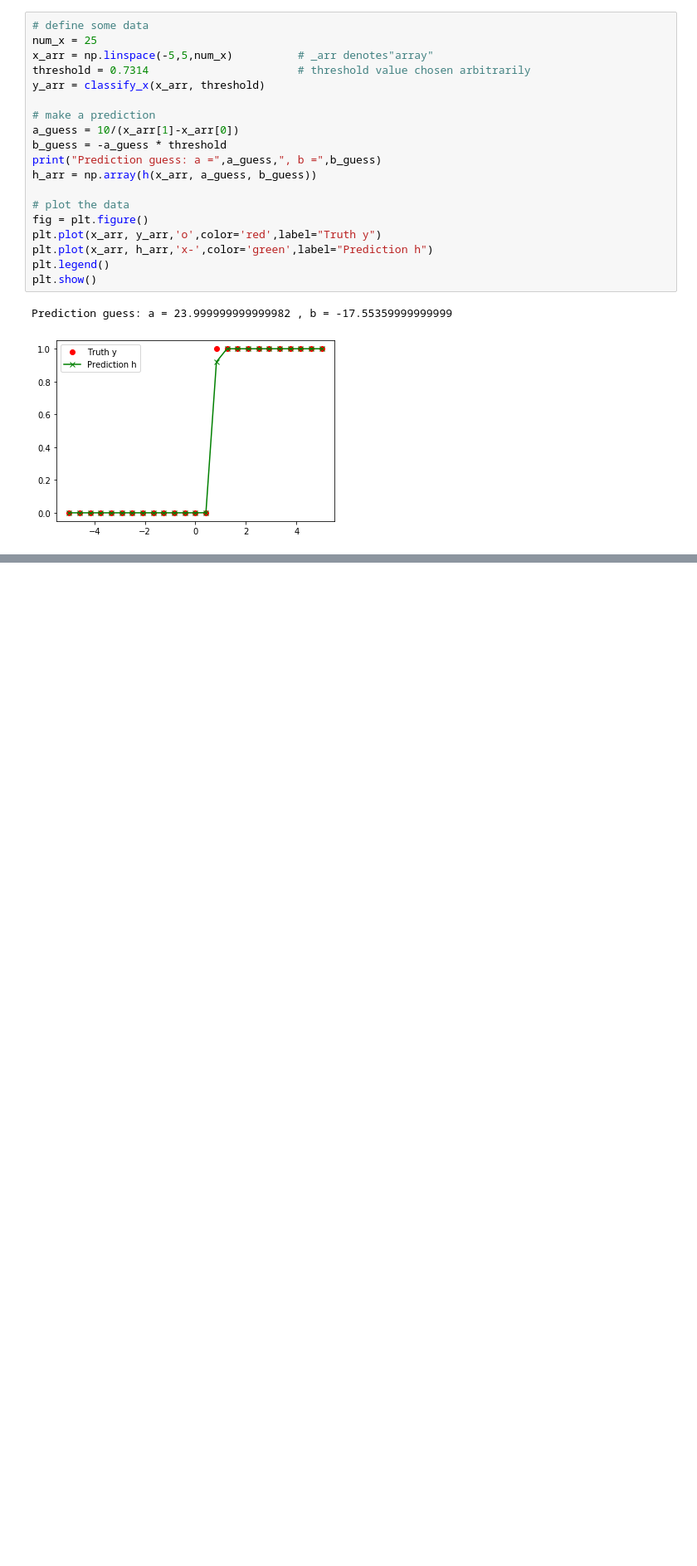
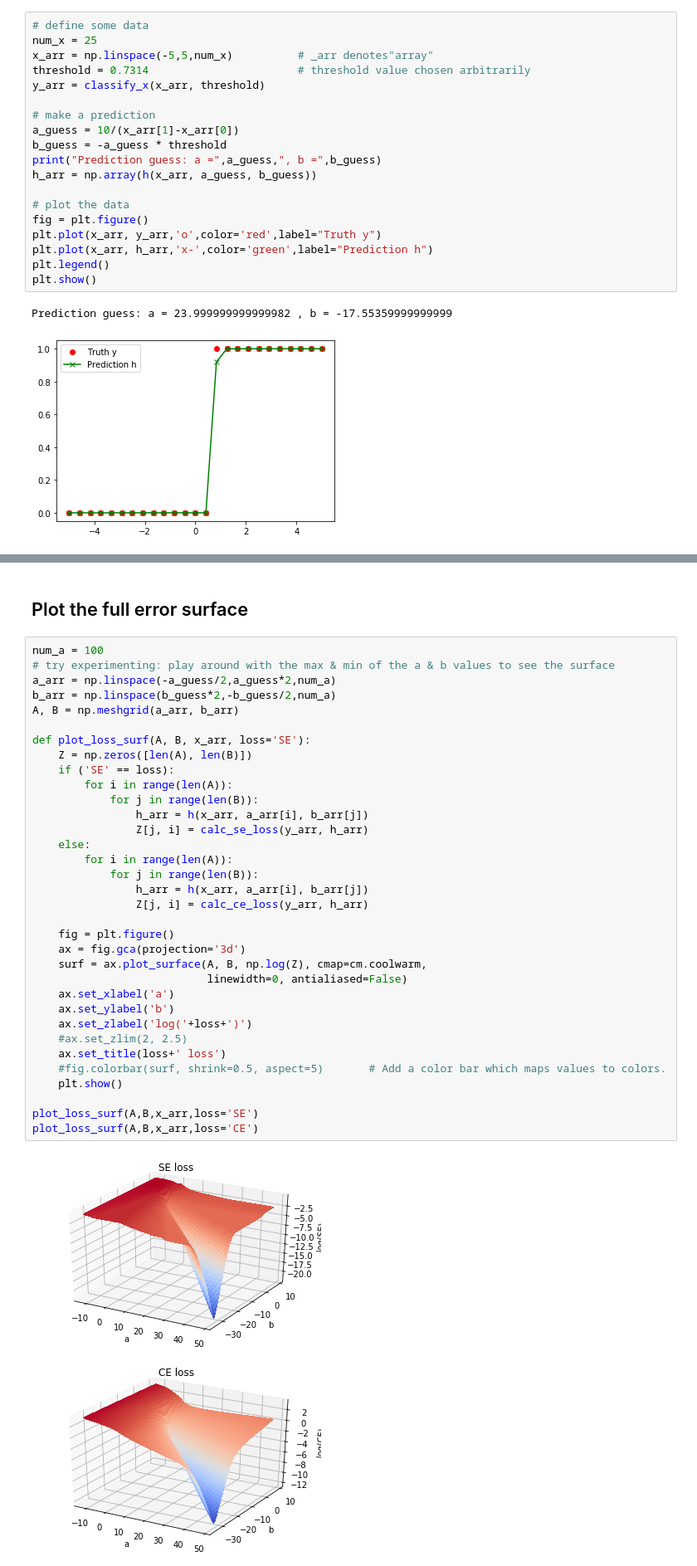
Before and after one commit to drscotthawley/blog_fastpages, a Jupyter notebook: _notebooks/2017-11-22-Convex-Loss-Test.ipynb, the cells around one changed output, grey strips where cells are left out. Shown at 83% size. Cells and saved outputs as stored; diff of their text form; blank space fills up the shorter version.

```diff
--- a/_notebooks/2017-11-22-Convex-Loss-Test.ipynb
+++ b/_notebooks/2017-11-22-Convex-Loss-Test.ipynb
@@ -75,0 +128,39 @@ Prediction guess: a = 23.999999999999982 , b = -17.55359999999999
+# %% [markdown]
+## Plot the full error surface
+# %%
+num_a = 100
+# try experimenting: play around with the max & min of the a & b values to see the surface
+a_arr = np.linspace(-a_guess/2,a_guess*2,num_a)
+b_arr = np.linspace(b_guess*2,-b_guess/2,num_a)
+A, B = np.meshgrid(a_arr, b_arr)
+
+def plot_loss_surf(A, B, x_arr, loss='SE'):
+    Z = np.zeros([len(A), len(B)])
+    if ('SE' == loss):
+        for i in range(len(A)):
+            for j in range(len(B)):
+                h_arr = h(x_arr, a_arr[i], b_arr[j])
+                Z[j, i] = calc_se_loss(y_arr, h_arr)
+    else:
+        for i in range(len(A)):
+            for j in range(len(B)):
+                h_arr = h(x_arr, a_arr[i], b_arr[j])
+                Z[j, i] = calc_ce_loss(y_arr, h_arr)
+
+    fig = plt.figure()
+    ax = fig.gca(projection='3d')
+    surf = ax.plot_surface(A, B, np.log(Z), cmap=cm.coolwarm,
+                           linewidth=0, antialiased=False)
+    ax.set_xlabel('a')
+    ax.set_ylabel('b')
+    ax.set_zlabel('log('+loss+')')
+    #ax.set_zlim(2, 2.5)
+    ax.set_title(loss+' loss')
+    #fig.colorbar(surf, shrink=0.5, aspect=5)       # Add a color bar which maps values to colors.
+    plt.show()
+
+plot_loss_surf(A,B,x_arr,loss='SE')
+plot_loss_surf(A,B,x_arr,loss='CE')
+# %% [output]
+[figure, added]
+[figure, added]
```
Also changed, not shown: parts of 8 cells of this notebook.
